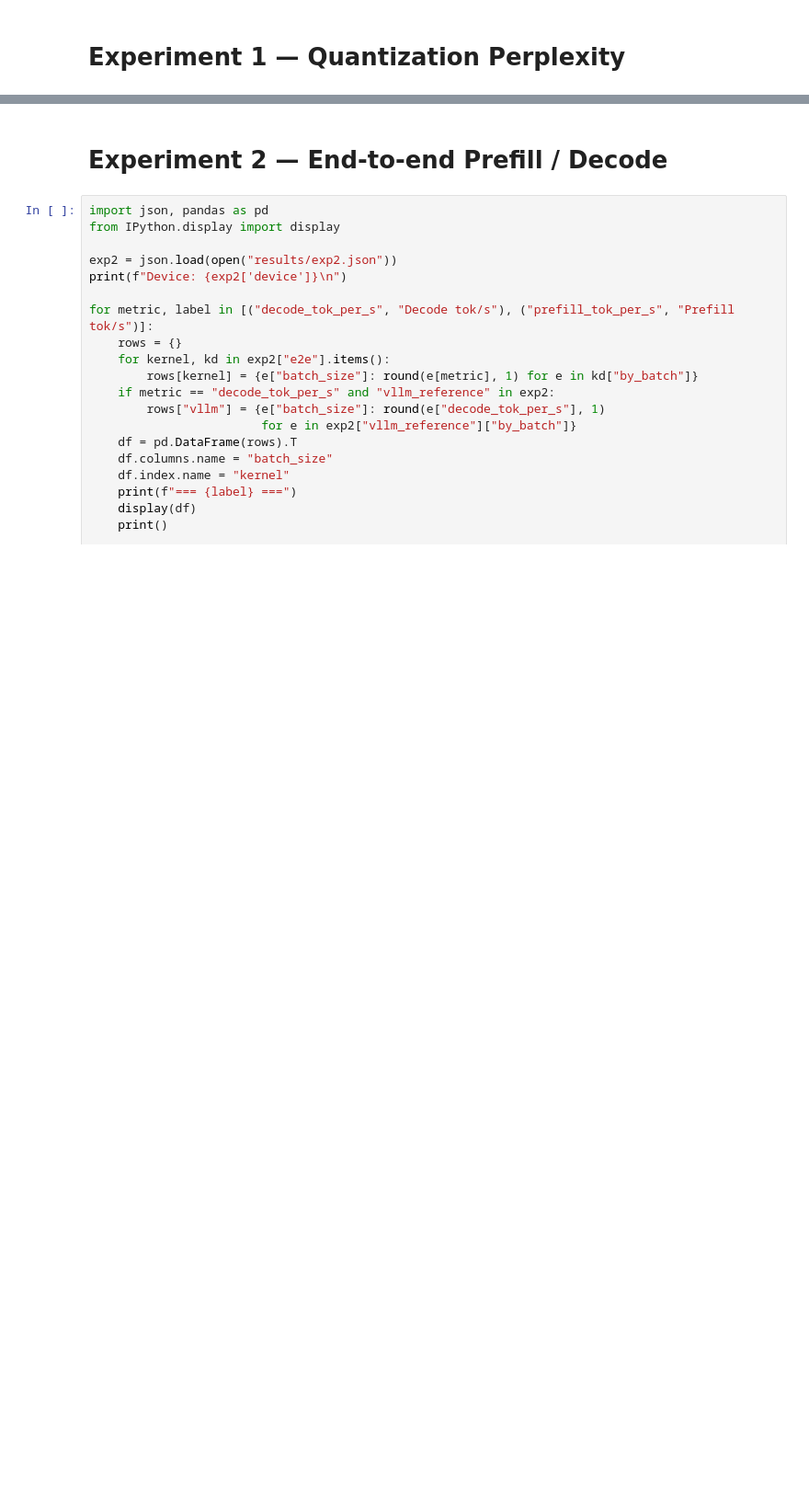
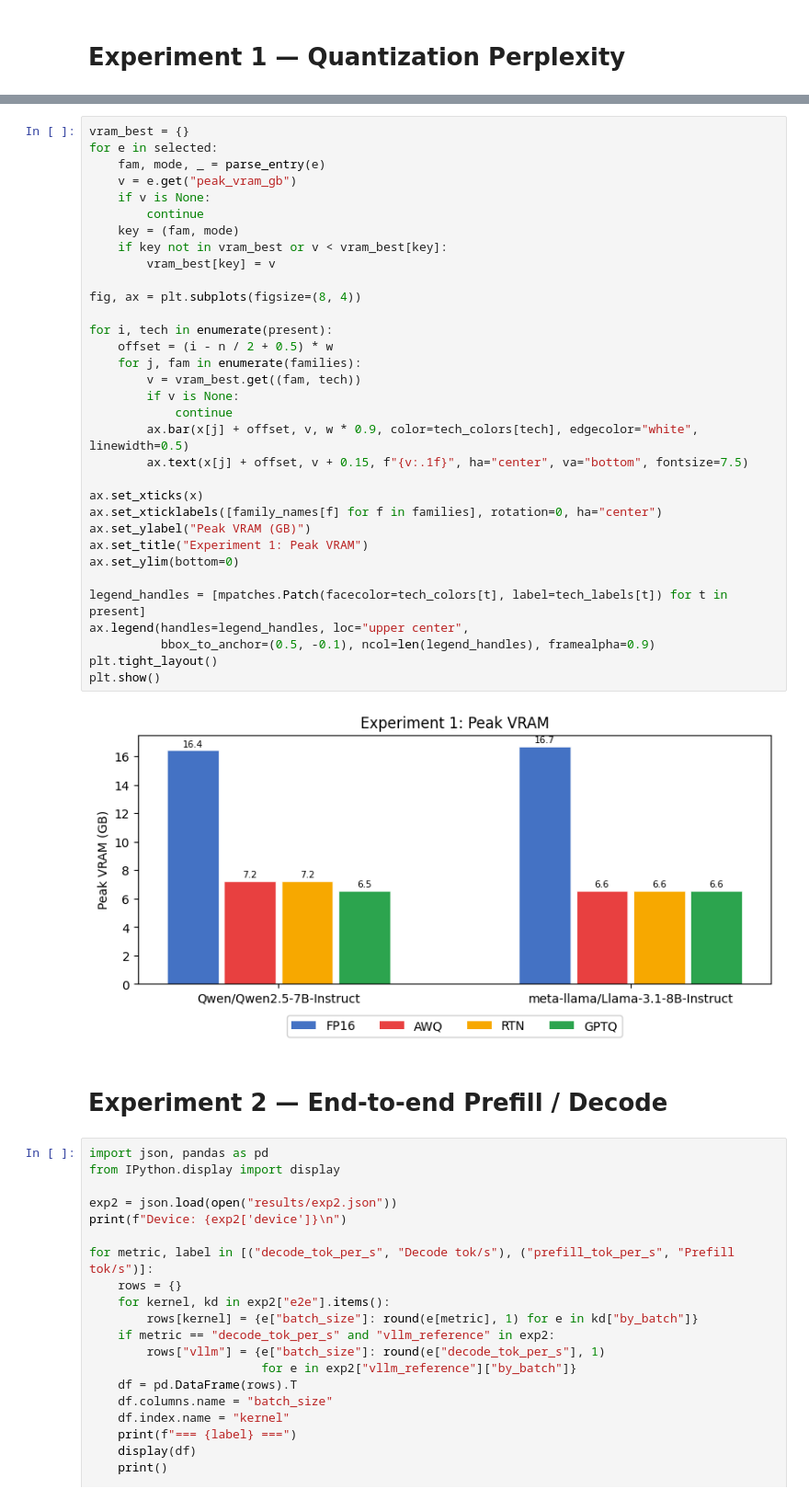
Before and after one commit to QuangHPV/mlsys-awq, a Jupyter notebook: analysis.ipynb, the cells around one changed output, grey strips where cells are left out. Shown at 92% size. Cells and saved outputs as stored; diff of their text form; blank space fills up the shorter version.

```diff
--- a/analysis.ipynb
+++ b/analysis.ipynb
@@ -74,3 +115,38 @@ plt.show()
+# %%
+vram_best = {}
+for e in selected:
+    fam, mode, _ = parse_entry(e)
+    v = e.get("peak_vram_gb")
+    if v is None:
+        continue
+    key = (fam, mode)
+    if key not in vram_best or v < vram_best[key]:
+        vram_best[key] = v
+
+fig, ax = plt.subplots(figsize=(8, 4))
+
+for i, tech in enumerate(present):
+    offset = (i - n / 2 + 0.5) * w
+    for j, fam in enumerate(families):
+        v = vram_best.get((fam, tech))
+        if v is None:
+            continue
+        ax.bar(x[j] + offset, v, w * 0.9, color=tech_colors[tech], edgecolor="white", linewidth=0.5)
+        ax.text(x[j] + offset, v + 0.15, f"{v:.1f}", ha="center", va="bottom", fontsize=7.5)
+
+ax.set_xticks(x)
+ax.set_xticklabels([family_names[f] for f in families], rotation=0, ha="center")
+ax.set_ylabel("Peak VRAM (GB)")
+ax.set_title("Experiment 1: Peak VRAM")
+ax.set_ylim(bottom=0)
+
+legend_handles = [mpatches.Patch(facecolor=tech_colors[t], label=tech_labels[t]) for t in present]
+ax.legend(handles=legend_handles, loc="upper center",
+          bbox_to_anchor=(0.5, -0.1), ncol=len(legend_handles), framealpha=0.9)
+plt.tight_layout()
+plt.show()
+# %% [output]
+[figure, added]
 # %% [markdown]
 # Experiment 2 — End-to-end Prefill / Decode
 # %%
```
Also changed, not shown: parts of 5 cells of this notebook, 12 other files.
